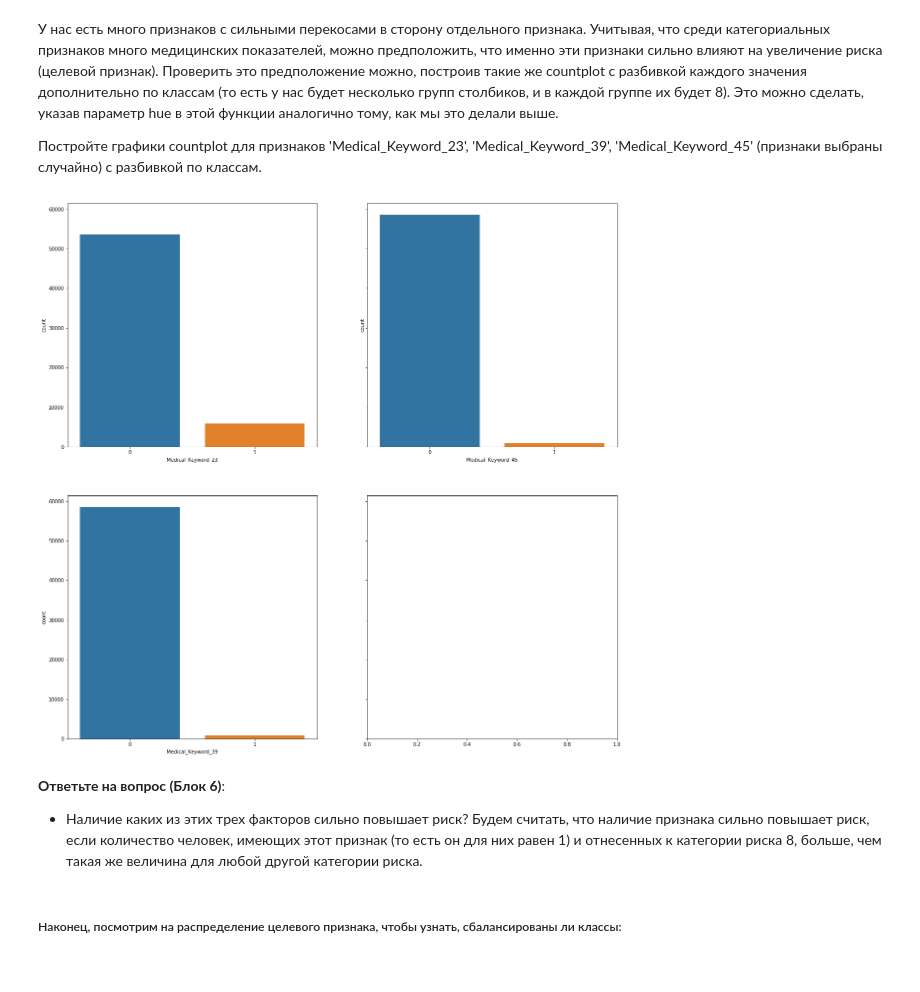
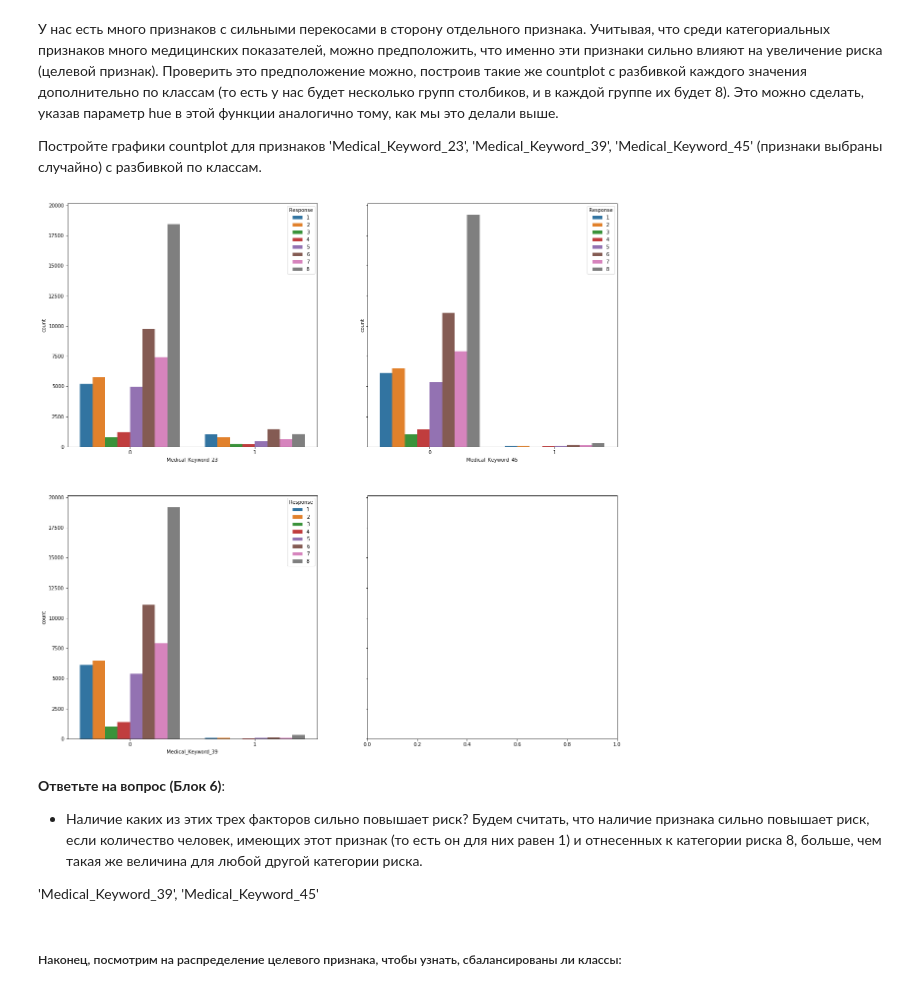
Before and after one commit to AlexeyAverin/MLLearn, a Jupyter notebook: c3w3t1.ipynb, the cells around one changed output. Drawn from its saved outputs; the diff is of its cells as text; code cells hidden in the pictures.

```diff
--- a/c3w3t1.ipynb
+++ b/c3w3t1.ipynb
@@ -228,21 +228,23 @@ __Ответьте на вопросы (Блок 5)__:
 # %%
 # Код 3. Постройте countplot
 cat = ['Medical_Keyword_23', 'Medical_Keyword_39', 'Medical_Keyword_45']
 k = -1
 column = 2
 row = 2
 fig, axes = plt.subplots(row, column, figsize=(20, 20), sharey=True)
 for r in range(0, row):
     for c in range(0, column):
         k += 1
         if k < len(cat):
             #print(r, c)
-            seaborn.countplot(x=cat[k], data=data, ax = axes[c, r])
+            seaborn.countplot(x=cat[k], data=data, hue='Response', ax = axes[c, r])
 # %% [output]
-[figure, old version]
+[figure, new version]
 # %% [markdown]
 __Ответьте на вопрос (Блок 6)__:
 * Наличие каких из этих трех факторов сильно повышает риск? Будем считать, что наличие признака сильно повышает риск, если количество человек, имеющих этот признак (то есть он для них равен 1) и отнесенных к категории риска 8, больше, чем такая же величина для любой другой категории риска.
+
+'Medical_Keyword_39', 'Medical_Keyword_45'
 # %% [markdown]
 ##### Наконец, посмотрим на распределение целевого признака, чтобы узнать, сбалансированы ли классы:
 # %%
```
Also changed, not shown: parts of 5 cells of this notebook.
